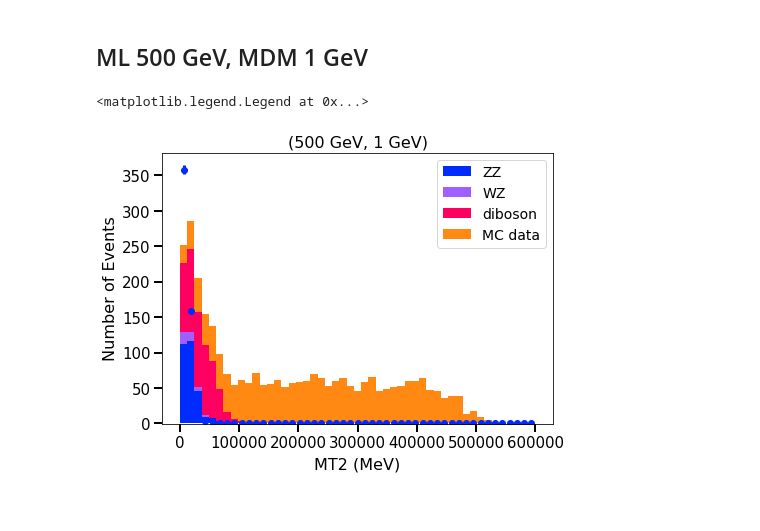
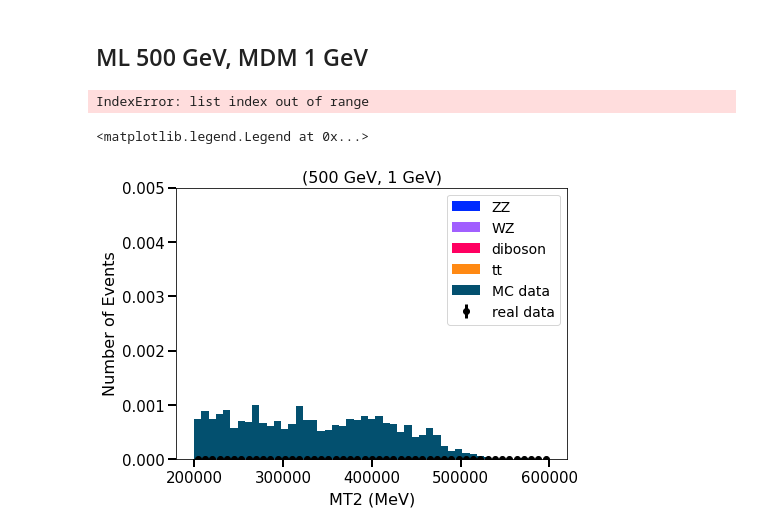
Before and after one commit to niyucao/Phys145Project, a Jupyter notebook: Final Project_WG.ipynb, the cells around one changed output. Cells and saved outputs as stored; diff of their text form; code cells hidden in the pictures.

```diff
--- a/Final Project_WG.ipynb
+++ b/Final Project_WG.ipynb
@@ -320,19 +363,19 @@ for i, file in enumerate(sets + bg):
     N = get_N(file)
     for weight in weights:
         e_weight = e_weight*file[b'mini;1'].array(weight)
-    sets_bg_weights.append(e_weight)
-    '''
+    #sets_bg_weights.append(e_weight)
     if i <= 2:
-        sets_bg_weights.append(multiply(e_weight, N))
+        sets_bg_weights.append(10*multiply(e_weight, N))
     else:
-        sets_bg_weights.append((sizes_databg[i-2]/sizes_databg[0])*multiply(e_weight, N))
-    '''
+        sets_bg_weights.append(10*(sizes_databg[i-2]/sizes_databg[0])*multiply(e_weight, N))
+    #else:
+        #sets_bg_weights.append(multiply(e_weight, N))
 # %% [markdown]
 ## ML 500 GeV, MDM 1 GeV
 # %%
 mt2_sets_ind = []
-for i, mt2 in enumerate(mt2_sets):
-    mt2_sets_ind.append(np.take(mt2, cut_ind_sets[i]))
+for i, mt2i in enumerate(mt2_sets):
+    mt2_sets_ind.append(np.take(mt2i, cut_ind_sets[i]))
 # %%
 sets_weights_ind = []
 for i in range(len(sets)):
@@ -344,25 +387,41 @@ for i in range(len(mdms)):
     for j in range(len(bg)):
         mdm_bg_weight.append(np.take(sets_bg_weights[j+3], fin_ind_dbg[i][j+1]))
     bg_weights_ind.append(mdm_bg_weight)
+# %%
+ebg_weights_ind = []
+for i in range(len(mdms)):
+    mdm_ebg_weight = []
+    for j in range(len(e_bg)):
+        mdm_ebg_weight.append(np.take(sets_bg_weights[j+6], cut_ind_ebg[i][j]))
+    ebg_weights_ind.append(mdm_ebg_weight)
+# %% [output]
+IndexError: list index out of range
 # %%
 nbins   = 50 # number of bins in histogram
-xlow    = 0
+xlow    = 200e3
 xhigh   = 600e3
 bins    = np.linspace(xlow, xhigh, nbins)
 
 counts, bin_edges = np.histogram(mt2_dbg[0][0], bins)
 bin_centers = (bin_edges[:-1] + bin_edges[1:])/2.
-err = np.sqrt(counts)/10
-counts = counts/10
+err = np.sqrt(counts)
+counts = counts
+# %%
+f1 = (1e4)/sizes_databg[0]
 # %%
 make_fig("MT2 (MeV)", "Number of Events")
 title("(500 GeV, 1 GeV)")
-n, bins, patches = plt.hist(mt2_dbg[0][1:] + [mt2_sets_ind[0]], bins, stacked = True, weights = bg_weights_ind[0] + [sets_weights_ind[0]])
-errorbar(bin_centers, counts, yerr = err, fmt = 'o')
-legend(["ZZ", "WZ", "diboson", "MC data"])
+#n, bins, patches = plt.hist(mt2_dbg[0][1:] + mt2_ebg[0] + [mt2_sets_ind[0]], \
+                #bins, stacked = True, weights = bg_weights_ind[0] \
+                #+ [f1*ewi for ewi in ebg_weights_ind[0]] + [f1*sets_weights_ind[0]])
+n, bins, patches = plt.hist(mt2_dbg[0][1:] + [mt2_sets_ind[0]], \
+                bins, stacked = True, weights = bg_weights_ind[0] + [f1*sets_weights_ind[0]])
+errorbar(bin_centers, counts, yerr = err, fmt = 'o', c = 'black')
+ylim(bottom = 0, top = 0.005)
+legend(["ZZ", "WZ", "diboson", "tt", "MC data", "real data"])
 # %% [output]
 <matplotlib.legend.Legend at 0x...>
-[figure, old version]
+[figure, new version]
 # %%
 len(mt2_dbg[0][1:] + [mt2_sets_ind[0]])
 # %% [output]
```
Also changed, not shown: parts of 32 cells of this notebook.
